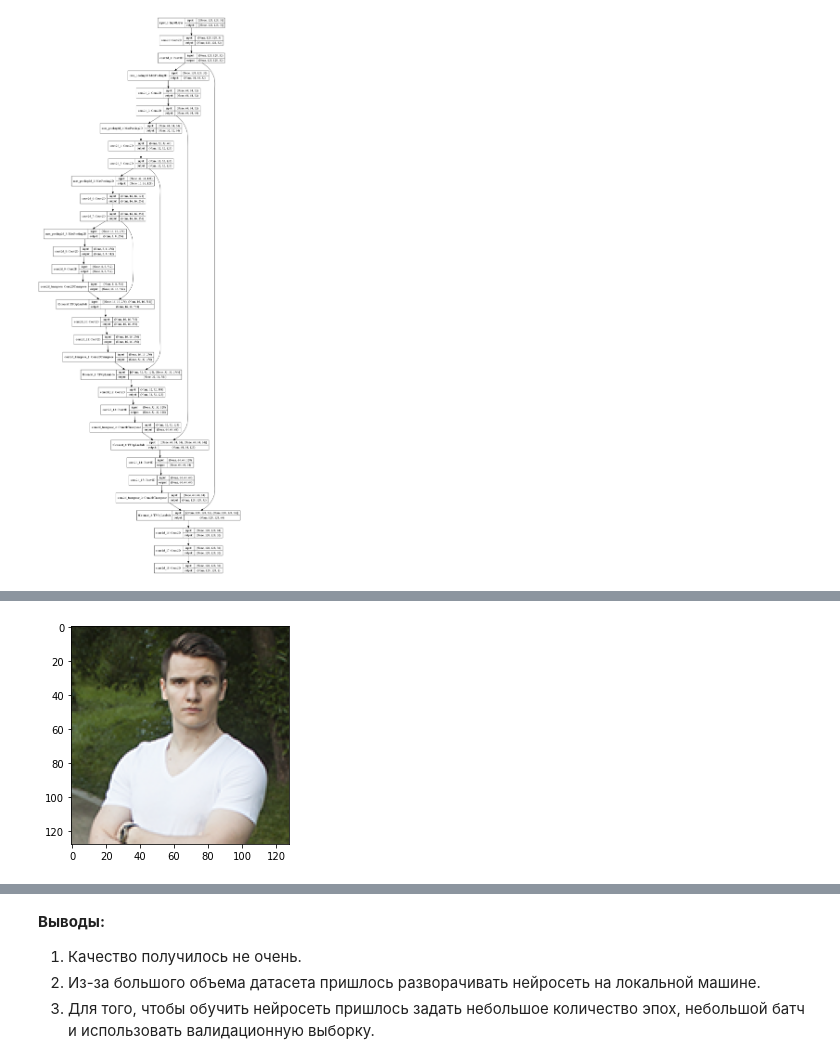
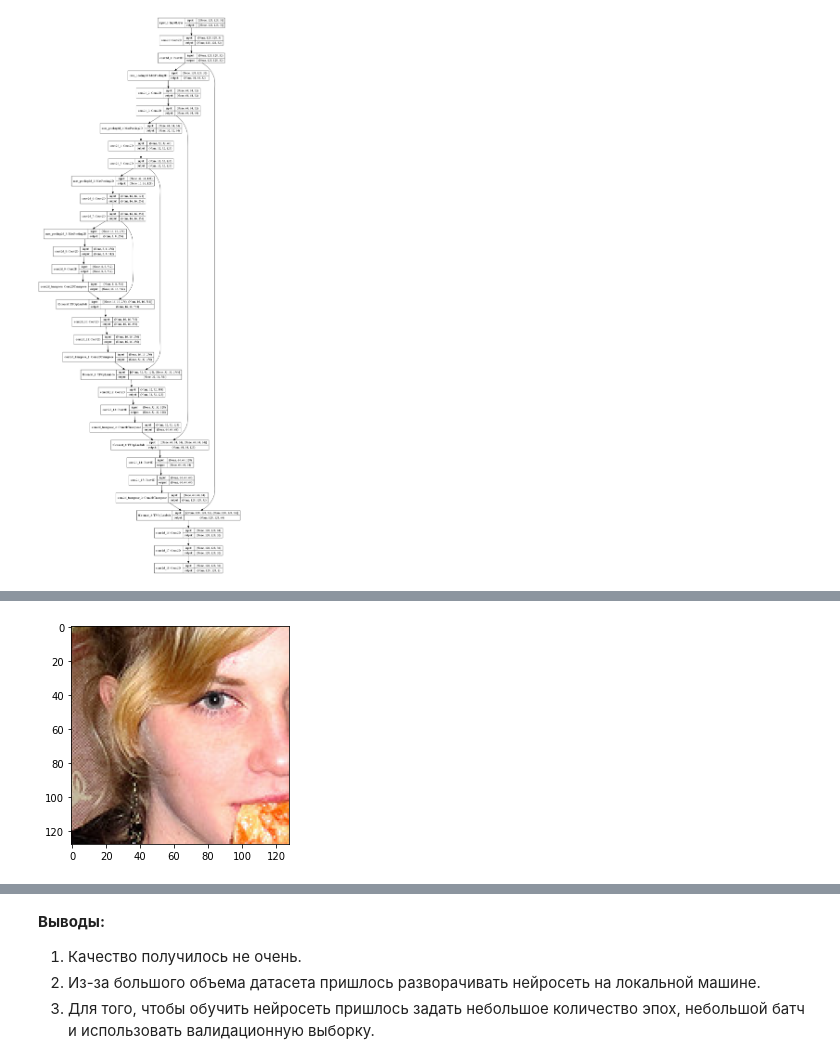
Before and after one commit to superbe/deep_learning_in_computer_vision, a Jupyter notebook: Lesson 4/COCO.ipynb, the cells around one changed output, grey strips where cells are left out. Drawn from its saved outputs; the diff is of its cells as text; code cells hidden in the pictures.

```diff
--- a/Lesson 4/COCO.ipynb
+++ b/Lesson 4/COCO.ipynb
@@ -229,9 +229,9 @@ Epoch 14/14
 # %%
-img = imageio.imread('me_128.png')
+img = imageio.imread('000000058350.png')
 img = img.astype(np.float32) / 255.
 _=plt.imshow(img)
 # %% [output]
-[figure, old version]
+[figure, new version]
 # %%
 train_x = np.stack((img, img[:,::-1,:]))
 # %%
```
Also changed, not shown: parts of 4 cells of this notebook, 4 other files.
